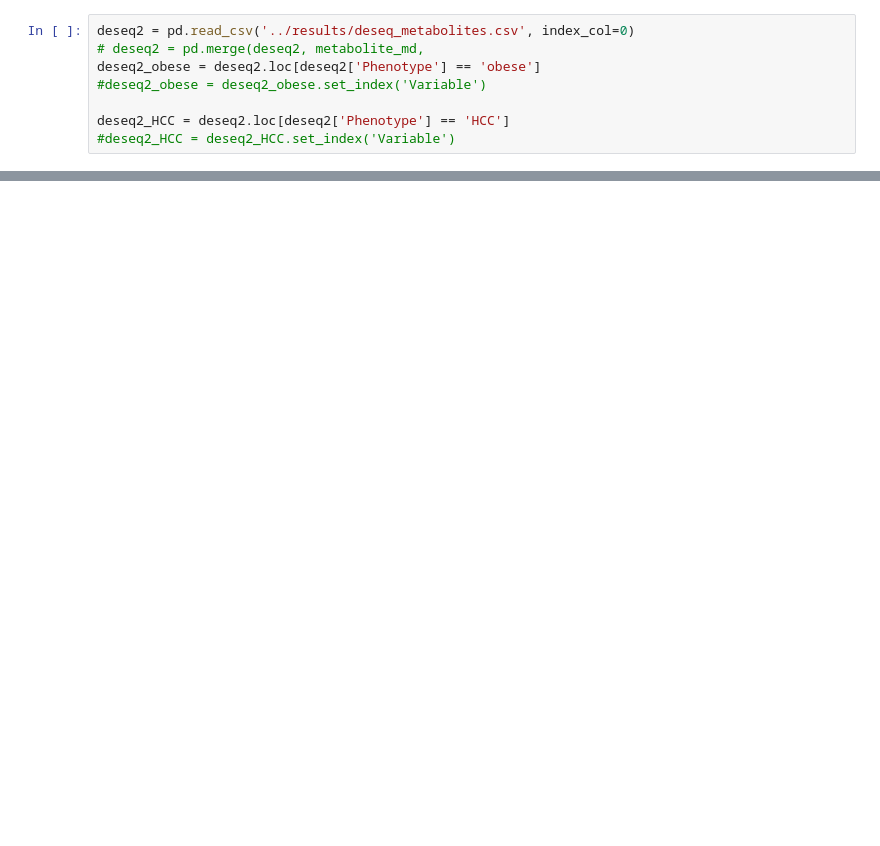
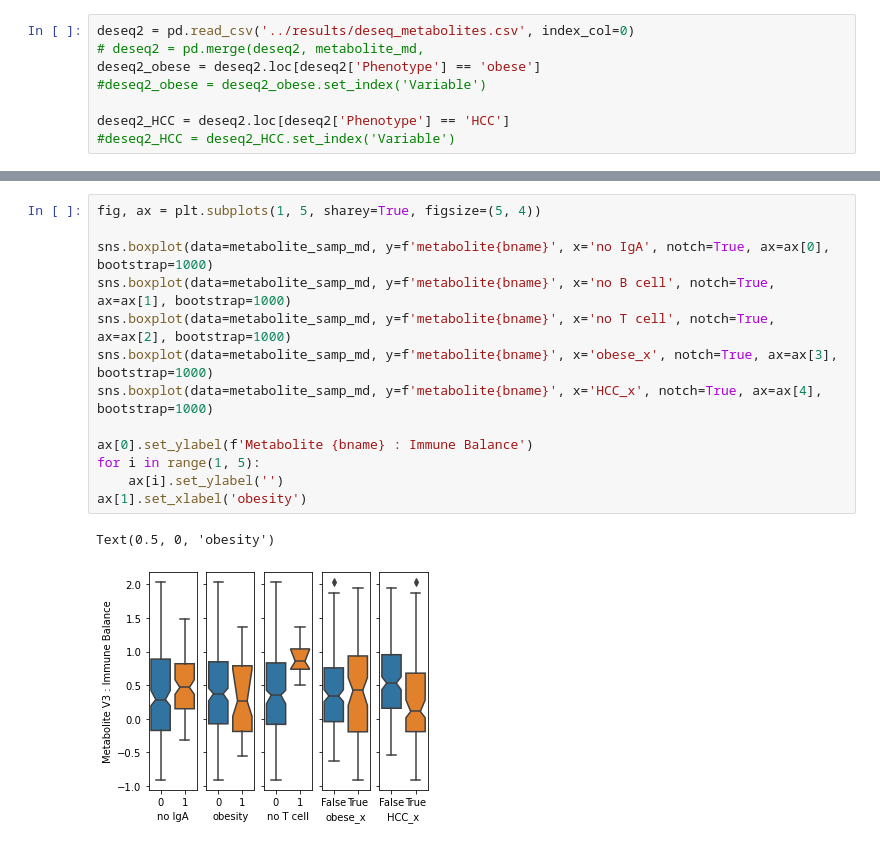
Before and after one commit to mortonjt/iv-analysis, a Jupyter notebook: ipynb/Figure3.ipynb, the cells around one changed output, grey strips where cells are left out. Saved outputs shown, nothing was run; the diff lists cells and outputs as text; blank space fills up the shorter version.

```diff
--- a/ipynb/Figure3.ipynb
+++ b/ipynb/Figure3.ipynb
@@ -299,0 +305,16 @@ metadata
+# %%
+fig, ax = plt.subplots(1, 5, sharey=True, figsize=(5, 4))
+
+sns.boxplot(data=metabolite_samp_md, y=f'metabolite{bname}', x='no IgA', notch=True, ax=ax[0], bootstrap=1000)
+sns.boxplot(data=metabolite_samp_md, y=f'metabolite{bname}', x='no B cell', notch=True, ax=ax[1], bootstrap=1000)
+sns.boxplot(data=metabolite_samp_md, y=f'metabolite{bname}', x='no T cell', notch=True, ax=ax[2], bootstrap=1000)
+sns.boxplot(data=metabolite_samp_md, y=f'metabolite{bname}', x='obese_x', notch=True, ax=ax[3], bootstrap=1000)
+sns.boxplot(data=metabolite_samp_md, y=f'metabolite{bname}', x='HCC_x', notch=True, ax=ax[4], bootstrap=1000)
+
+ax[0].set_ylabel(f'Metabolite {bname} : Immune Balance')
+for i in range(1, 5):
+    ax[i].set_ylabel('')
+ax[1].set_xlabel('obesity')
+# %% [output]
+Text(0.5, 0, 'obesity')
+[figure, added]
```
Also changed, not shown: parts of 16 cells of this notebook, 1 other file.
